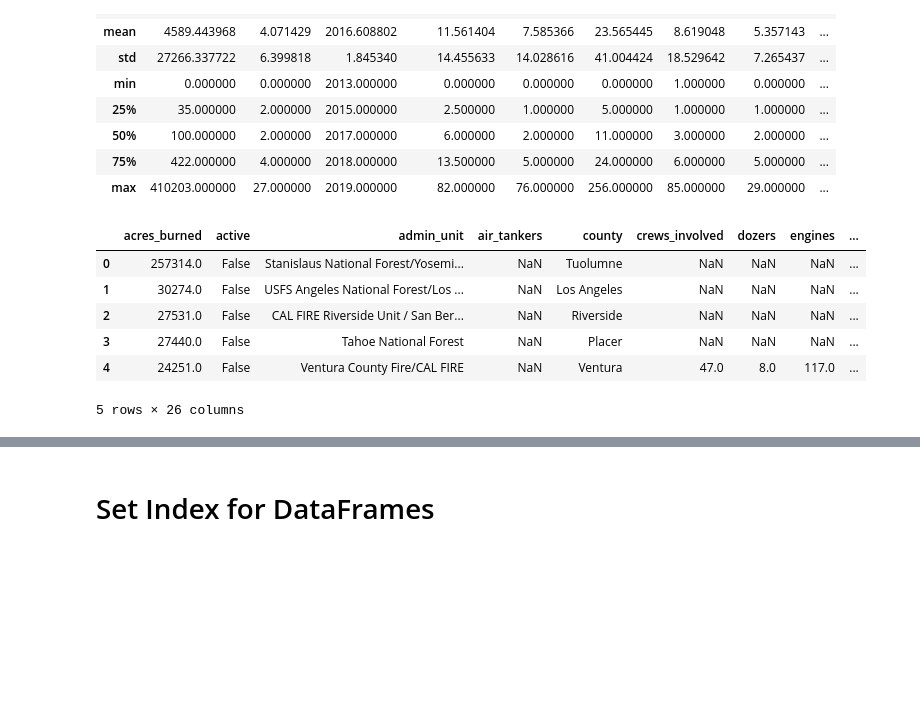
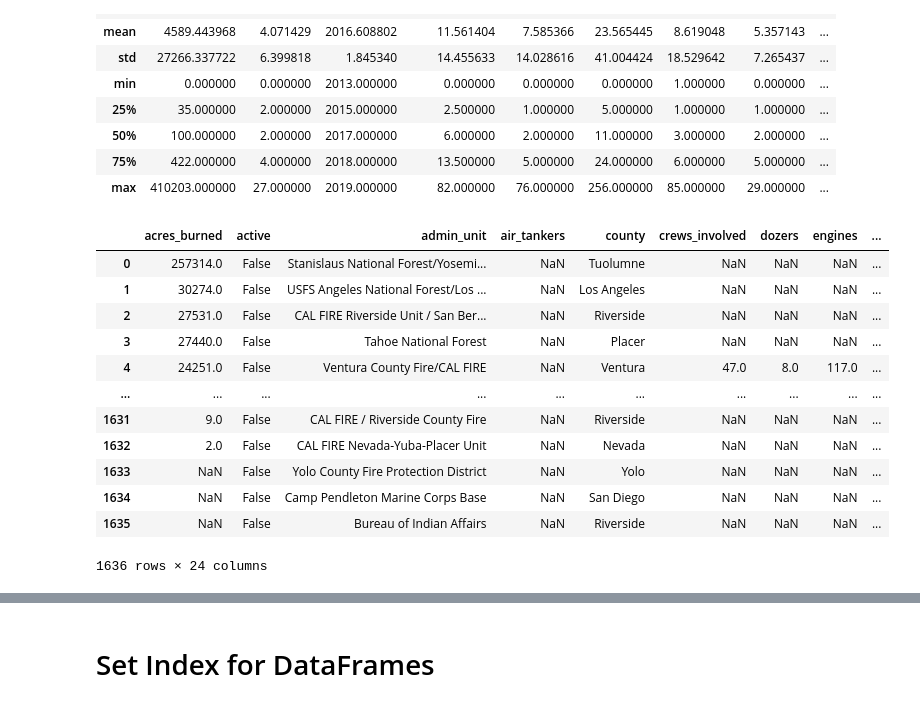
Before and after one commit to ericpiper/etl, a Jupyter notebook: etl_project.ipynb, the cells around one changed output, grey strips where cells are left out. Cells and saved outputs as stored; diff of their text form; code cells hidden in the pictures; blank space fills up the shorter version.

```diff
--- a/etl_project.ipynb
+++ b/etl_project.ipynb
@@ -150,7 +130,8 @@ fire_df.describe()
 # Drop columns
 fire_df = fire_df.drop(columns=['CanonicalUrl', 'ConditionStatement', 'ControlStatement', 'StructuresEvacuated',
                                 'UniqueId', 'Updated','Featured', 'Final','Public', 'Status','ArchiveYear',
-                                'PercentContained','CalFireIncident','CountyIds'])
+                                'PercentContained','CalFireIncident','CountyIds',
+                                'SearchDescription','SearchKeywords'])
 # %%
 # Changed to datetime and removed the timestamp
 fire_df['Started'] = pd.to_datetime(fire_df['Started']).dt.strftime("%m/%d/%Y")
@@ -158,24 +139,30 @@ fire_df['Extinguished'] = pd.to_datetime(fire_df['Extinguished']).dt.strftime("%
 # %%
 # Renamed columns with underscores for postgres
 fire_df = fire_df.rename(columns={'AcresBurned':'acres_burned','ArchiveYear':'archive_year', 'AdminUnit':'admin_unit',
                                   'AirTankers':'air_tankers', 'CrewsInvolved':'crews_involved', 'FuelType':'fuel_type',
                                   'MajorIncident':'major_incident', 'PersonnelInvolved':'personnel_involved',
-                                  'SearchDescription':'search_description', 'SearchKeywords':'search_keywords',
+
                                   'StructuresDamaged':'structures_damaged', 'StructuresDestroyed':'structures_destroyed',
                                   'StructuresThreatened':'structures_threatened', 'WaterTenders':'water_tenders',})
 
 #lowercase heading
 fire_df.columns =  map(str.lower, fire_df.columns)
 
 
 # Rename Counties column county
 fire_df = fire_df.rename(columns={'counties':'county'})
-fire_df.head()
+fire_df
 # %% [output]
 |  | acres_burned | active | admin_unit | air_tankers | county | crews_involved | dozers | engines | ... |
 | 0 | 257314.0 | False | Stanislaus National Forest/Yosemi... | NaN | Tuolumne | NaN | NaN | NaN | ... |
 | 1 | 30274.0 | False | USFS Angeles National Forest/Los ... | NaN | Los Angeles | NaN | NaN | NaN | ... |
 | 2 | 27531.0 | False | CAL FIRE Riverside Unit / San Ber... | NaN | Riverside | NaN | NaN | NaN | ... |
 | 3 | 27440.0 | False | Tahoe National Forest | NaN | Placer | NaN | NaN | NaN | ... |
 | 4 | 24251.0 | False | Ventura County Fire/CAL FIRE | NaN | Ventura | 47.0 | 8.0 | 117.0 | ... |
+| ... | ... | ... | ... | ... | ... | ... | ... | ... | ... |
+| 1631 | 9.0 | False | CAL FIRE / Riverside County Fire | NaN | Riverside | NaN | NaN | NaN | ... |
+| 1632 | 2.0 | False | CAL FIRE Nevada-Yuba-Placer Unit | NaN | Nevada | NaN | NaN | NaN | ... |
+| 1633 | NaN | False | Yolo County Fire Protection District | NaN | Yolo | NaN | NaN | NaN | ... |
+| 1634 | NaN | False | Camp Pendleton Marine Corps Base | NaN | San Diego | NaN | NaN | NaN | ... |
+| 1635 | NaN | False | Bureau of Indian Affairs | NaN | Riverside | NaN | NaN | NaN | ... |
-5 rows × 26 columns
+1636 rows × 24 columns
```
Also changed, not shown: parts of 9 cells of this notebook, 2 other files.
